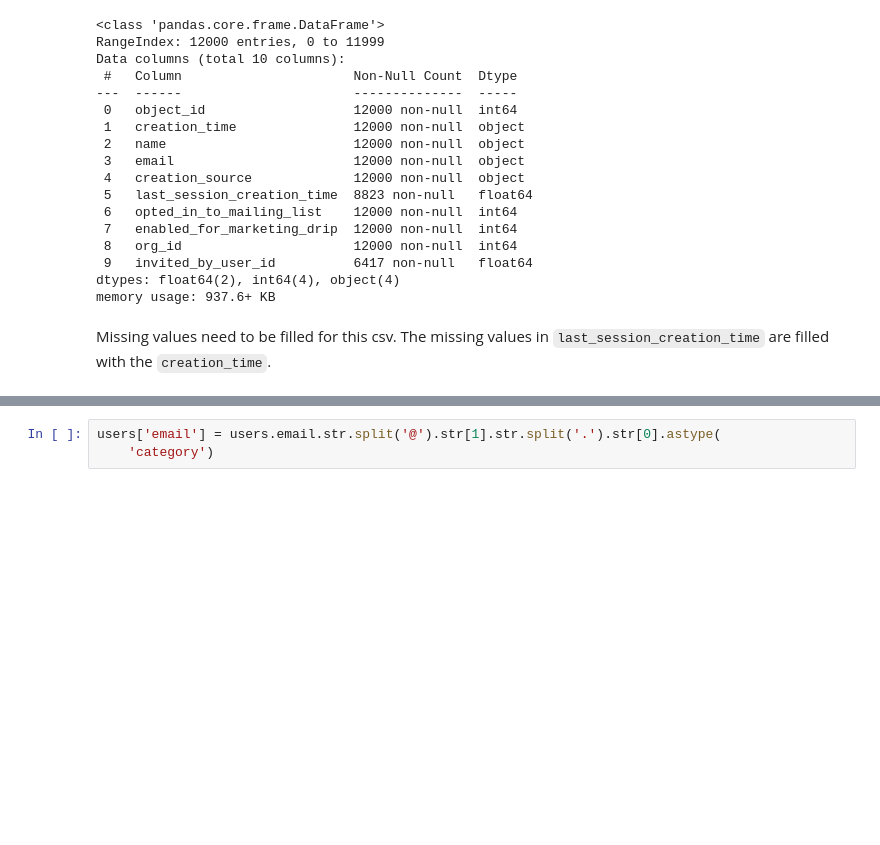
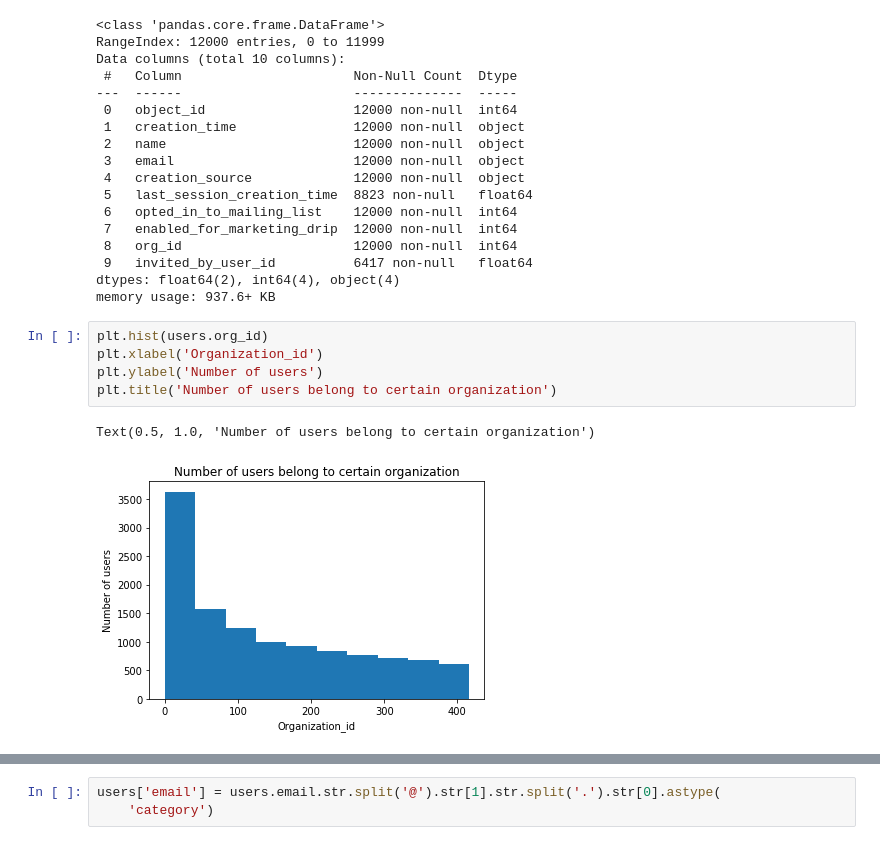
Before and after one commit to jlzhang93/relax_challenge, a Jupyter notebook: relax_challenge.ipynb, the cells around one changed output, grey strips where cells are left out. Saved outputs shown, nothing was run; the diff lists cells and outputs as text; blank space fills up the shorter version.

```diff
--- a/relax_challenge.ipynb
+++ b/relax_challenge.ipynb
@@ -34,5 +49,11 @@ Data columns (total 10 columns):
  9   invited_by_user_id          6417 non-null   float64
 dtypes: float64(2), int64(4), object(4)
 memory usage: 937.6+ KB
-# %% [markdown]
-Missing values need to be filled for this csv. The missing values in `last_session_creation_time` are filled with the `creation_time`.
+# %%
+plt.hist(users.org_id)
+plt.xlabel('Organization_id')
+plt.ylabel('Number of users')
+plt.title('Number of users belong to certain organization')
+# %% [output]
+Text(0.5, 1.0, 'Number of users belong to certain organization')
+[figure, added]
```
Also changed, not shown: parts of 79 cells of this notebook.
